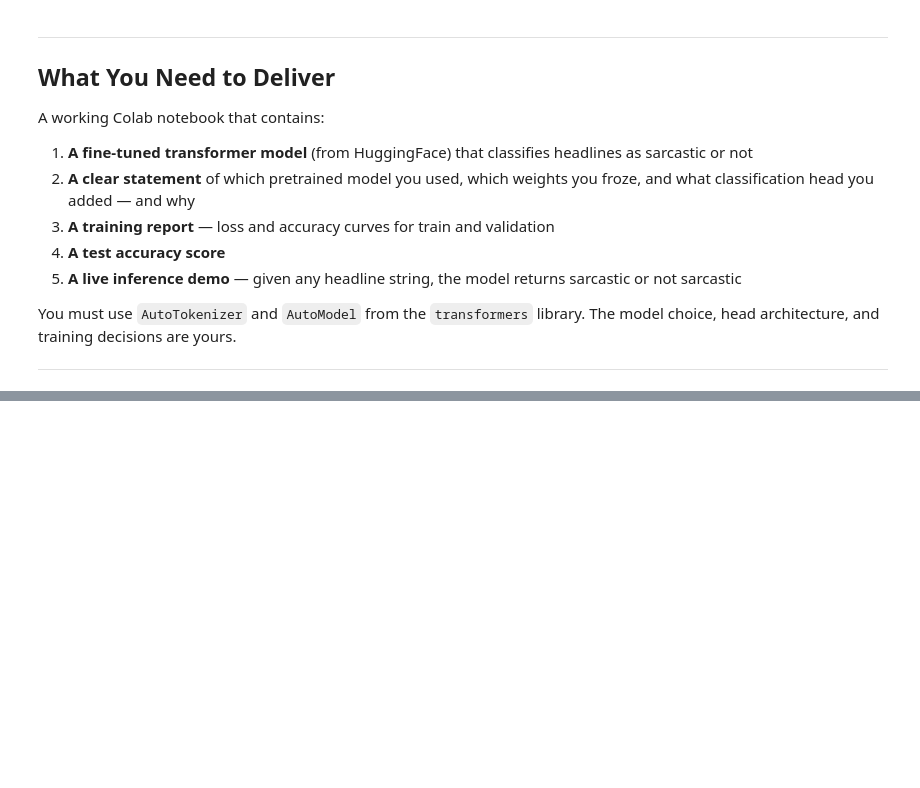
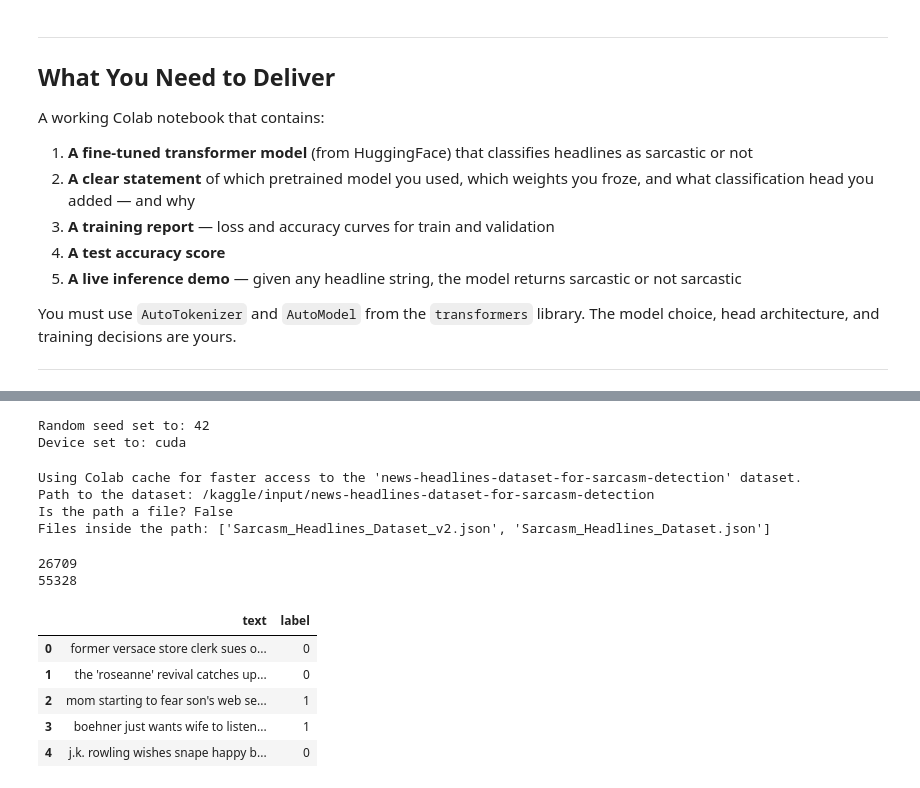
Before and after one commit to Ibraheem-Al-hafith/classification_hub, a Jupyter notebook: Ex_5_Text_Classification_Transformers.ipynb, the cells around one changed output, grey strips where cells are left out. Drawn from its saved outputs; the diff is of its cells as text; code cells hidden in the pictures; blank space fills up the shorter version.

```diff
--- a/Ex_5_Text_Classification_Transformers.ipynb
+++ b/Ex_5_Text_Classification_Transformers.ipynb
@@ -52,0 +56,72 @@ The model choice, head architecture, and training decisions are yours.
+# %%
+import pandas as pd
+import os
+from pathlib import Path
+import numpy as np
+import matplotlib.pyplot as plt
+import seaborn as sns
+import torch
+import torch.nn as nn
+import torch.optim as optim
+from torch.utils.data import Dataset, DataLoader
+from sklearn.preprocessing import StandardScaler, MinMaxScaler, RobustScaler
+from sklearn.model_selection import train_test_split
+from sklearn.metrics import accuracy_score, confusion_matrix
+from tqdm import tqdm
+
+def seed_everything(seed: int):
+    os.environ["PYTHONHASHSEED"] = str(seed)
+    np.random.seed(seed)
+    torch.manual_seed(seed)
+    torch.cuda.manual_seed(seed)
+    print(f"Random seed set to: {seed}")
+
+class config:
+    seed = 42
+    device = "cuda" if torch.cuda.is_available() else "cpu"
+    batch_size = 32 # This batch_size is not directly used by dataloader_configs
+    num_workers = 2
+    learning_rate = 0.001
+    num_epochs = 2
+    dataset_name = "rmisra/news-headlines-dataset-for-sarcasm-detection"
+    scaler = "standard" # options: "standard" , "minmax" , "robust"
+    dataloader_configs = {
+        "batch_size": 32, # Reduced batch size to mitigate OutOfMemoryError
+        "num_workers": 2,
+        "pin_memory": True
+    }
+
+seed_everything(config.seed)
+print(f"Device set to: {config.device}")
+# %% [output]
+Random seed set to: 42
+Device set to: cuda
+# %%
+from utilities import download_kaggle_dataset
+data_path = Path(download_kaggle_dataset(config.dataset_name))
+# %% [output]
+Using Colab cache for faster access to the 'news-headlines-dataset-for-sarcasm-detection' dataset.
+Path to the dataset: /kaggle/input/news-headlines-dataset-for-sarcasm-detection
+Is the path a file? False
+Files inside the path: ['Sarcasm_Headlines_Dataset_v2.json', 'Sarcasm_Headlines_Dataset.json']
+# %%
+import json
+
+with open(data_path / "Sarcasm_Headlines_Dataset.json", 'r') as f:
+    data = [json.loads(line) for line in f]
+print(len(data))
+with open(data_path / "Sarcasm_Headlines_Dataset_v2.json", 'r') as f:
+    data.extend([json.loads(line) for line in f])
+print(len(data))
+df = pd.DataFrame(data).drop(columns="article_link")
+df.rename(columns={"headline": "text", "is_sarcastic": "label"}, inplace=True)
+df.head()
+# %% [output]
+26709
+55328
+|  | text | label |
+| 0 | former versace store clerk sues o... | 0 |
+| 1 | the 'roseanne' revival catches up... | 0 |
+| 2 | mom starting to fear son's web se... | 1 |
+| 3 | boehner just wants wife to listen... | 1 |
+| 4 | j.k. rowling wishes snape happy b... | 0 |
```
Also changed, not shown: parts of 11 cells of this notebook.
